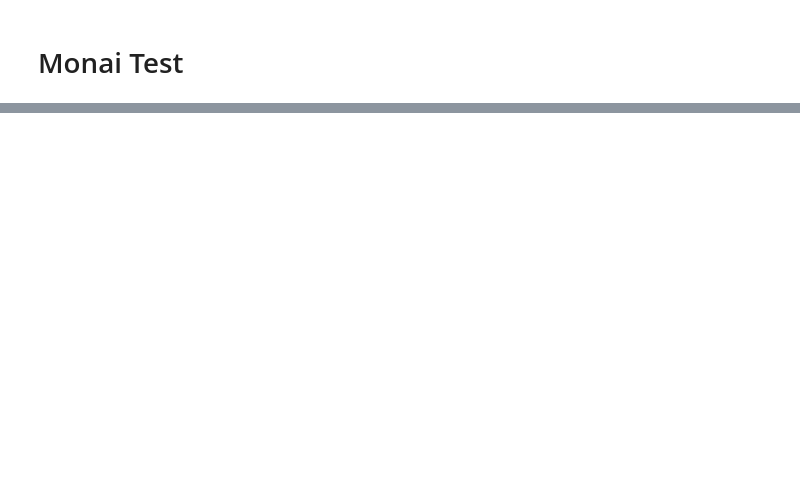
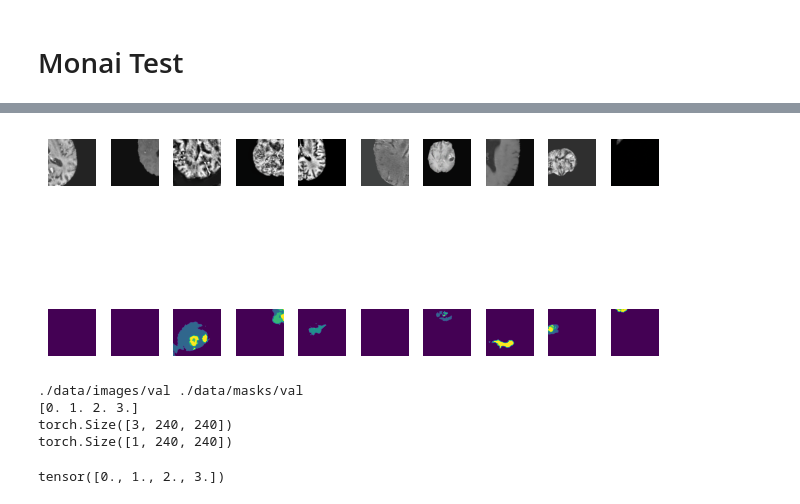
Before and after one commit to HKLeeeee/torch-segmentation, a Jupyter notebook: lab.ipynb, the cells around one changed output, grey strips where cells are left out. Cells and saved outputs as stored; diff of their text form; code cells hidden in the pictures; blank space fills up the shorter version.

```diff
--- a/lab.ipynb
+++ b/lab.ipynb
@@ -155,7 +187,7 @@ torch.Size([10, 3, 240, 240])
 # %%
 for img, mask in test_loader:
     img = img.to(device)
-    outputs = model(img)
+    # outputs = model(img)
     break
 # %%
 outputs = outputs.to('cpu')
@@ -235,0 +270,5 @@ summary(model, (3, 240, 240))
+# %%
+train_loader = SegmentationLoader(data_dir = './data',
+                                   batch_size = 10,
+                                   mode='train',
+                                   image_size=240)
@@ -235,0 +277,12 @@ summary(model, (3, 240, 240))
+# %%
+iter_ = iter(train_loader)
+data=  next(iter_)
+# %%
+image, mask = data
+print(type(image))
+print(image.dtype)
+print(image.shape)
+print(type(mask))
+print(mask.dtype)
+print(mask.shape)
+torch.unique(mask)
@@ -235,0 +297,12 @@ summary(model, (3, 240, 240))
+# %%
+fig, (ax1, ax2) = plt.subplots(2, 10)
+for i in range(10):
+    ax1[i].imshow(image[i, :, :, :].permute(1,2,0))
+    ax2[i].imshow(mask[i,0,:,:])
+    ax1[i].axis('off')
+    ax2[i].axis('off')
+
+fig.tight_layout()
+plt.show()
+# %% [output]
+[figure, added]
@@ -235,0 +332,14 @@ summary(model, (3, 240, 240))
+# %%
+brain = TestDataset('./data', 'val', 240)
+img, mask = brain.__getitem__(5)
+print(img.shape)
+print(mask.shape)
+# %% [output]
+./data/images/val ./data/masks/val
+[0. 1. 2. 3.]
+torch.Size([3, 240, 240])
+torch.Size([1, 240, 240])
+# %%
+mask.unique()
+# %% [output]
+tensor([0., 1., 2., 3.])
```
Also changed, not shown: parts of 15 cells of this notebook, 5 other files.
